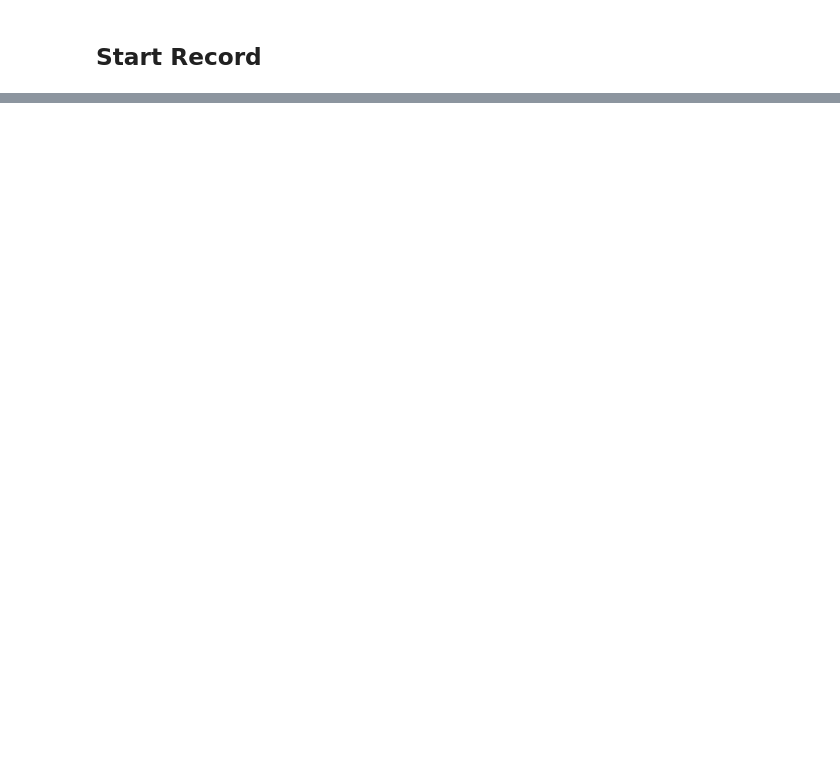
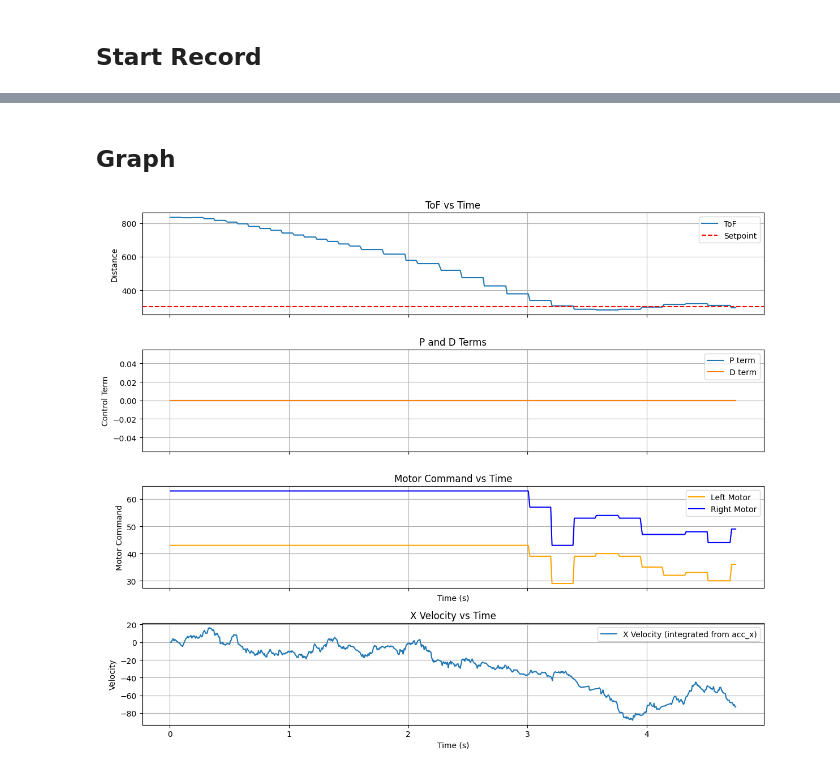
Before and after one commit to Y1hhnn/ble_robot_1.4, a Jupyter notebook: ble_python/lab5.ipynb, the cells around one changed output, grey strips where cells are left out. Saved outputs shown, nothing was run; the diff lists cells and outputs as text; code cells hidden in the pictures; blank space fills up the shorter version.

```diff
--- a/ble_python/lab5.ipynb
+++ b/ble_python/lab5.ipynb
@@ -97,0 +147,2 @@ t: 1996.00, lm: 0.00, rm: 0.00, s: 129.00, e: 0.00, i: 0.00, d: 0.00
+# %% [markdown]
+## Graph
@@ -97,0 +177,57 @@ t: 1996.00, lm: 0.00, rm: 0.00, s: 129.00, e: 0.00, i: 0.00, d: 0.00
+# %%
+vx = np.zeros_like(acc_x_values)
+
+for i in range(1, len(times)):
+    dt = times[i] - times[i - 1]
+    if dt > 0:
+        vx[i] = vx[i - 1] + acc_x_values[i] * dt
+    else:
+        vx[i] = vx[i - 1]
+# %%
+kp = 0.0
+kd = 0.0
+setpoint = 304.0
+times = times / 1000.0
+p_term = kp * error_values
+d_term = kd * derivative_values
+# %%
+fig, axes = plt.subplots(4, 1, figsize=(12, 10), sharex=True)
+
+# ToF
+axes[0].plot(times, tof_2_values, label='ToF')
+axes[0].axhline(setpoint, linestyle='--', label='Setpoint', color='red')
+axes[0].set_ylabel('Distance')
+axes[0].set_title('ToF vs Time')
+axes[0].legend()
+axes[0].grid(True)
+
+# P and D
+axes[1].plot(times, p_term, label='P term')
+axes[1].plot(times, d_term, label='D term')
+axes[1].set_ylabel('Control Term')
+axes[1].set_title('P and D Terms')
+axes[1].legend()
+axes[1].grid(True)
+
+# Motors
+axes[2].plot(times, left_motors, label='Left Motor', color='orange')
+axes[2].plot(times, right_motors, label='Right Motor', color='blue')
+axes[2].set_xlabel('Time (s)')
+axes[2].set_ylabel('Motor Command')
+axes[2].set_title('Motor Command vs Time')
+axes[2].legend()
+axes[2].grid(True)
+
+# 4. X velocity
+axes[3].plot(times, vx, label='X Velocity (integrated from acc_x)')
+axes[3].set_xlabel('Time (s)')
+axes[3].set_ylabel('Velocity')
+axes[3].set_title('X Velocity vs Time')
+axes[3].legend()
+axes[3].grid(True)
+
+
+plt.tight_layout()
+plt.show()
+# %% [output]
+[figure, added]
```
Also changed, not shown: parts of 9 cells of this notebook, 3 other files.
